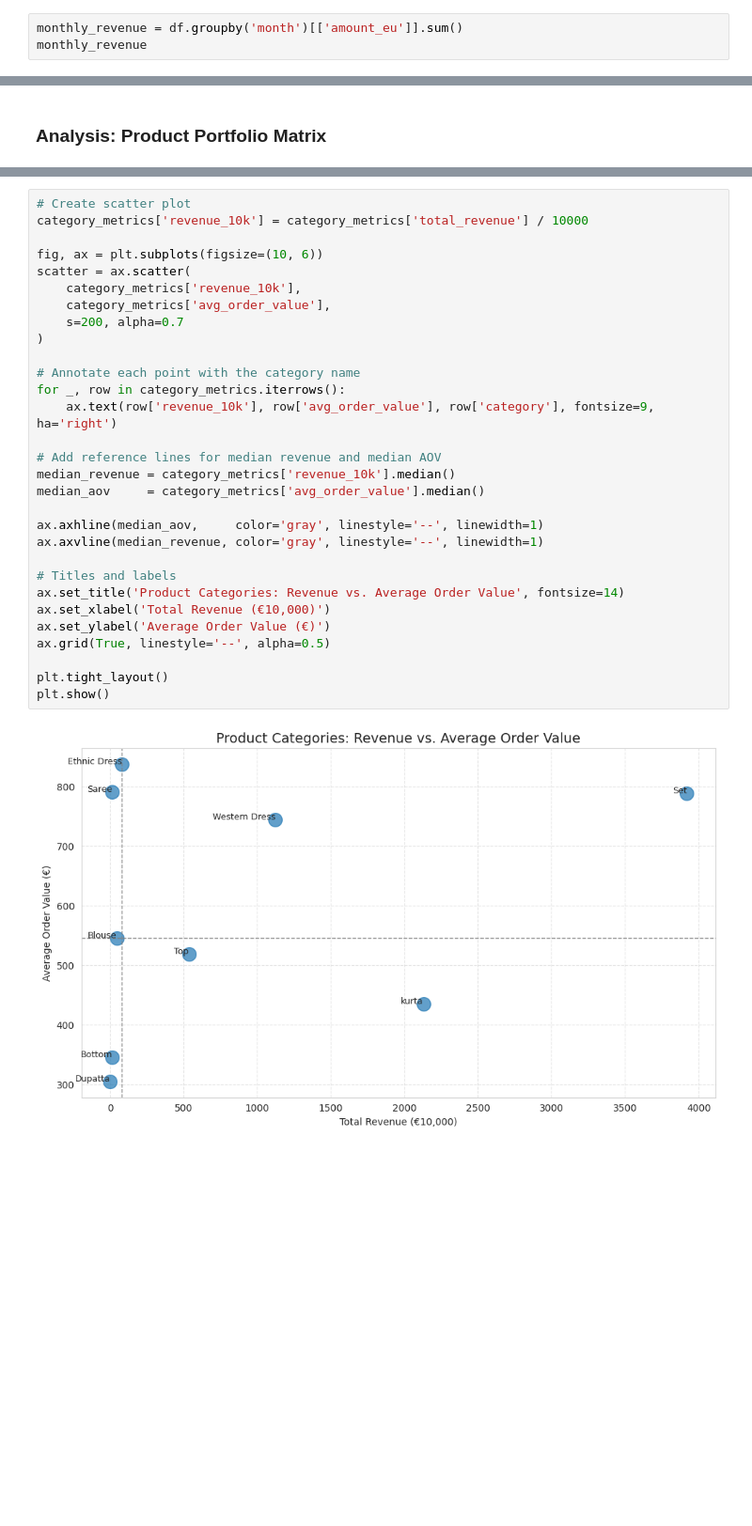
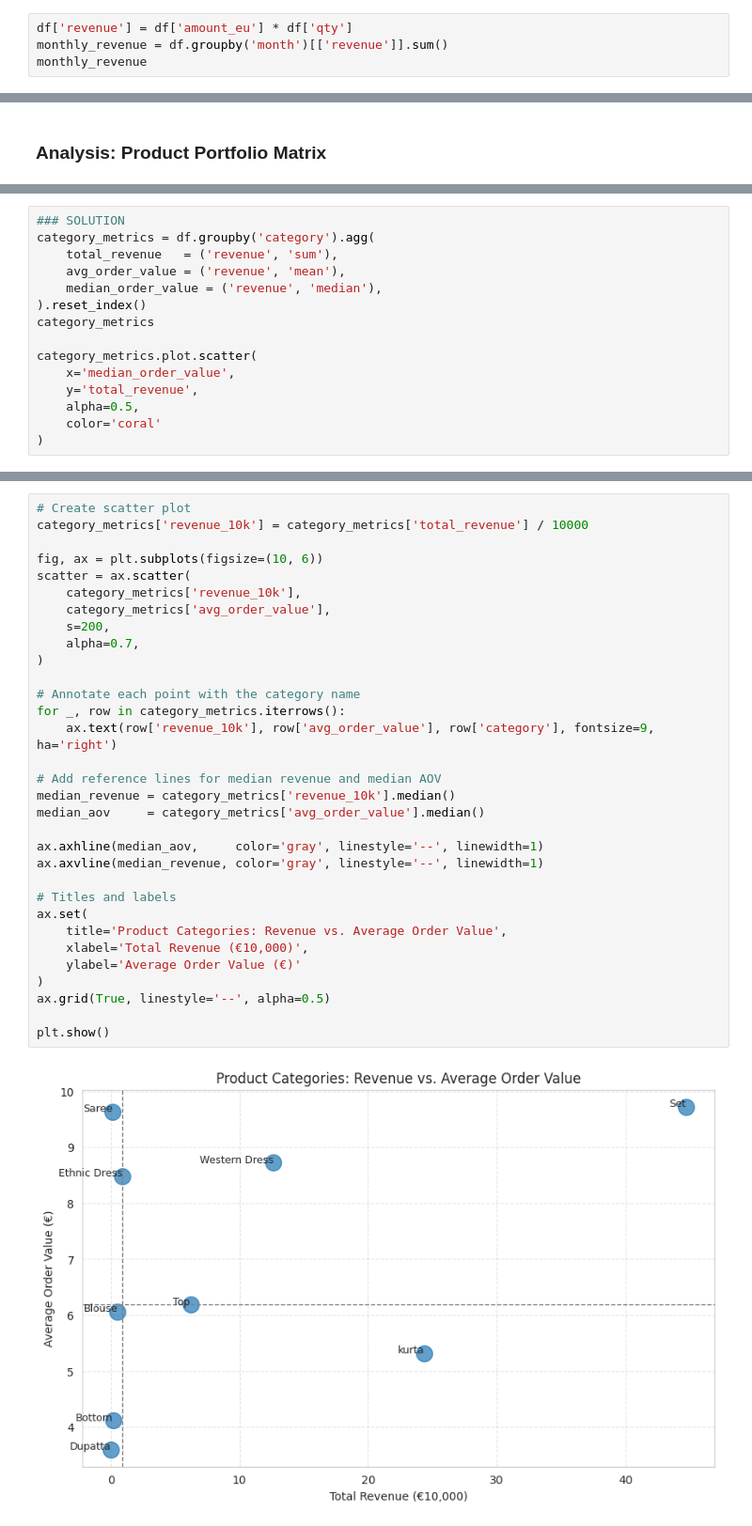
Before and after one commit to ciri/iese-dsfb-mim, a Jupyter notebook: notebooks/210-Amazon-Part-I.ipynb, the cells around one changed output, grey strips where cells are left out. Shown at 94% size. Drawn from its saved outputs; the diff is of its cells as text; blank space fills up the shorter version.

Commit message:
fixed links and plots

```diff
--- a/notebooks/210-Amazon-Part-I.ipynb
+++ b/notebooks/210-Amazon-Part-I.ipynb
@@ -248,6 +239,7 @@ This method groups the rows according to one or more **grouping variables**. Her
 
 Next, you select the columns to be aggregated, which, here would be just `price`. Finally, you specify the **aggregation function**. Having only the mean, you can do it just by adding `mean()` or by specifying `.agg('mean')`. The method `round()` works as you would expect it to.
 # %%
-monthly_revenue = df.groupby('month')[['amount_eu']].sum()
+df['revenue'] = df['amount_eu'] * df['qty']
+monthly_revenue = df.groupby('month')[['revenue']].sum()
 monthly_revenue
 # %% [output]
@@ -470,0 +458,15 @@ category_metrics
+# %%
+### SOLUTION
+category_metrics = df.groupby('category').agg(
+    total_revenue   = ('revenue', 'sum'),
+    avg_order_value = ('revenue', 'mean'),
+    median_order_value = ('revenue', 'median'),
+).reset_index()
+category_metrics
+
+category_metrics.plot.scatter(
+    x='median_order_value',
+    y='total_revenue',
+    alpha=0.5,
+    color='coral'
+)
@@ -471,32 +478,34 @@ category_metrics
 # %%
 # Create scatter plot
 category_metrics['revenue_10k'] = category_metrics['total_revenue'] / 10000
 
 fig, ax = plt.subplots(figsize=(10, 6))
 scatter = ax.scatter(
     category_metrics['revenue_10k'],
     category_metrics['avg_order_value'],
-    s=200, alpha=0.7
+    s=200,
+    alpha=0.7,
 )
 
 # Annotate each point with the category name
 for _, row in category_metrics.iterrows():
     ax.text(row['revenue_10k'], row['avg_order_value'], row['category'], fontsize=9, ha='right')
 
 # Add reference lines for median revenue and median AOV
 median_revenue = category_metrics['revenue_10k'].median()
 median_aov     = category_metrics['avg_order_value'].median()
 
 ax.axhline(median_aov,     color='gray', linestyle='--', linewidth=1)
 ax.axvline(median_revenue, color='gray', linestyle='--', linewidth=1)
 
 # Titles and labels
-ax.set_title('Product Categories: Revenue vs. Average Order Value', fontsize=14)
-ax.set_xlabel('Total Revenue (€10,000)')
-ax.set_ylabel('Average Order Value (€)')
+ax.set(
+    title='Product Categories: Revenue vs. Average Order Value',
+    xlabel='Total Revenue (€10,000)',
+    ylabel='Average Order Value (€)'
+)
 ax.grid(True, linestyle='--', alpha=0.5)
 
-plt.tight_layout()
 plt.show()
 # %% [output]
-[figure, old version]
+[figure, new version]
```
Also changed, not shown: parts of 37 cells of this notebook, 5 other files.
